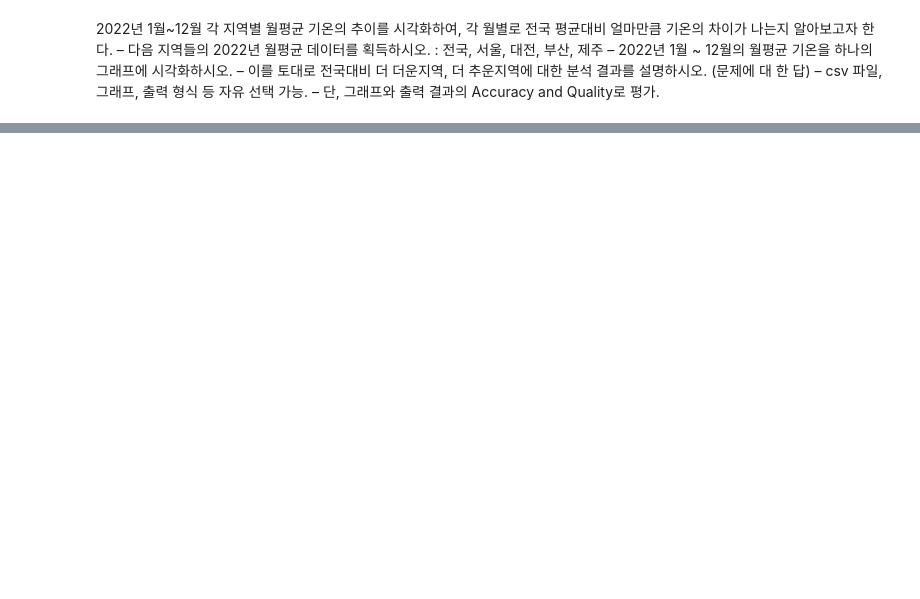
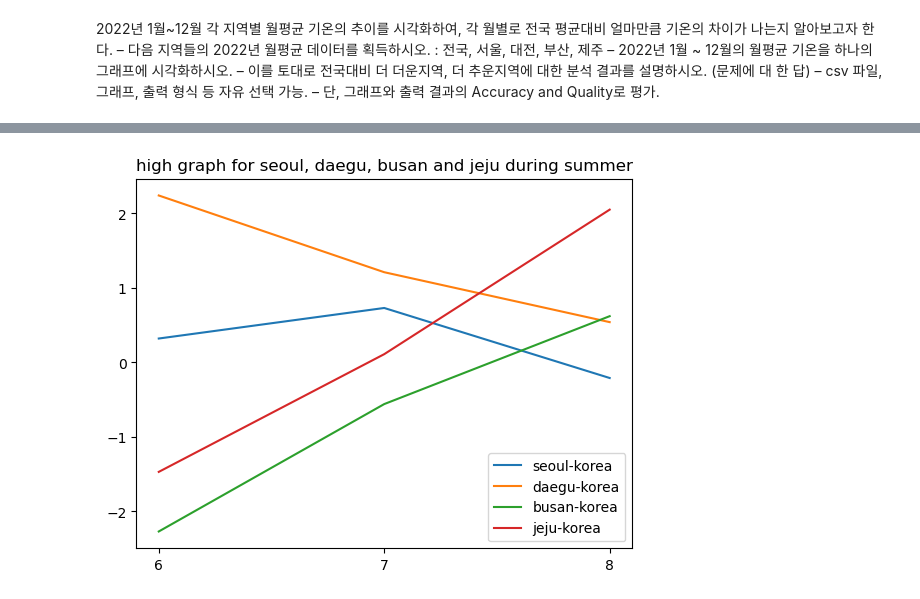
Before and after one commit to Spstars/HW6_your_initial, a Jupyter notebook: q1/q1.ipynb, the cells around one changed output, grey strips where cells are left out. Drawn from its saved outputs; the diff is of its cells as text; code cells hidden in the pictures; blank space fills up the shorter version.

```diff
--- a/q1/q1.ipynb
+++ b/q1/q1.ipynb
@@ -125,0 +139,84 @@ if __name__ == "__main__":
+# %%
+import csv
+import matplotlib.pyplot as plt
+
+
+def main():
+    #전국, 서울, 대구, 부산, 제주
+    files=["korea.csv","seoul.csv","daegu.csv","busan.csv","jeju.csv"]
+    #0->전국, 1 서울 2 대구 3->부산 4->제주
+    temperature=[[[] for _ in range(12)] for i in range(5)]
+    high_temp=[[[] for _ in range(12)] for i in range(5)]
+    low_temp=[[[] for _ in range(12)] for i in range(5)]
+    # seoul_temperature=[]
+    # daegu_temperature=[]
+    # busan_temperature=[]
+    # jeju_temperature=[]
+    for idx,file in enumerate(files):
+        f=open(file,'r',encoding='cp949')
+        data=csv.reader(f,delimiter=",")
+        head=next(data)
+        head=next(data)
+        head=next(data)
+        head=next(data)
+        head=next(data)
+        head=next(data)
+        next(data)
+        for d in data:
+            #최저기온
+            if d[0]!="" and d[-2] != "":
+                month=int(d[0].split("-")[1])
+                low_temp[idx][month-1].append(float(d[-2]))
+            #최고기온
+            if d[0]!="" and d[-1] != "":
+                month=int(d[0].split("-")[1])
+                high_temp[idx][month-1].append(float(d[-1]))
+        f.close()
+    high_high=[0,0,0,0,0]
+    low_high=[0,0,0,0,0]
+    for i in range(5):
+        for j in range(5,8):
+            #소수점 2째자리 반올림
+            high_temp[i][j]=round(sum(high_temp[i][j])/len(high_temp[i][j]),2)
+            high_high[i]+=high_temp[i][j]
+    for i in range(5):
+        for j in [-1,0,1]:
+            #소수점 2째자리 반올림
+            low_temp[i][j]=round(sum(low_temp[i][j])/len(low_temp[i][j]),2)
+            low_high[i]+=low_temp[i][j]
+
+    contrast=[[] for i in range(4)]
+
+    for i in range(1,5):
+        for j in range(5,8):
+            contrast[i-1].append(high_temp[i][j]-high_temp[0][j])
+    plt.title("high graph for seoul, daegu, busan and jeju during summer")
+    for i in range(4):
+        plt.plot([6,7,8],contrast[i],label=files[i+1].split(".")[0]+"-korea")
+    plt.xticks([6,7,8])
+    plt.legend()
+    plt.show()
+
+    print("서울, 대구, 부산, 제주")
+    print(high_high[1:5])
+
+    contrast=[[] for i in range(4)]
+    for i in range(1,5):
+        for j in [-1,0,1]:
+            contrast[i-1].append(low_temp[i][j]-low_temp[0][j])
+    plt.title("low graph for seoul, daegu, busan and jeju, 0 to december, during winter")
+    for i in range(4):
+        plt.plot(contrast[i],label=files[i+1].split(".")[0]+"-korea")
+    plt.xticks([0,1,2])
+    plt.legend()
+    plt.show()
+    print("서울, 대구, 부산, 제주")
+    print(low_high[1:5])
+
+
+
+
+if __name__ == "__main__":
+    main()
+# %% [output]
+[figure, added]
```
Also changed, not shown: parts of 4 cells of this notebook, 1 other file.
